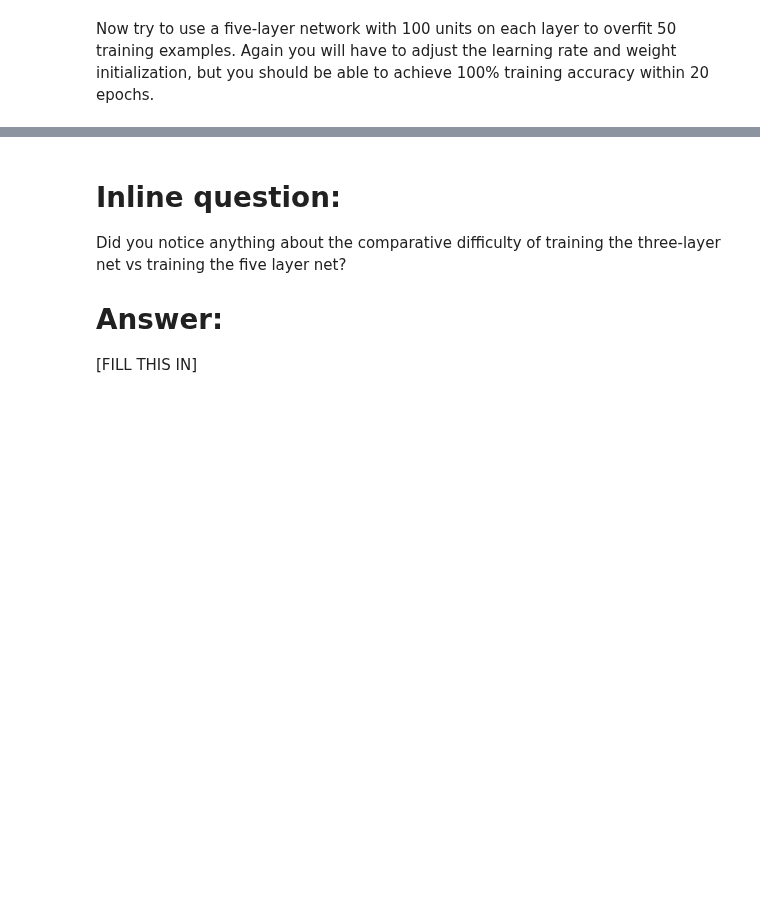
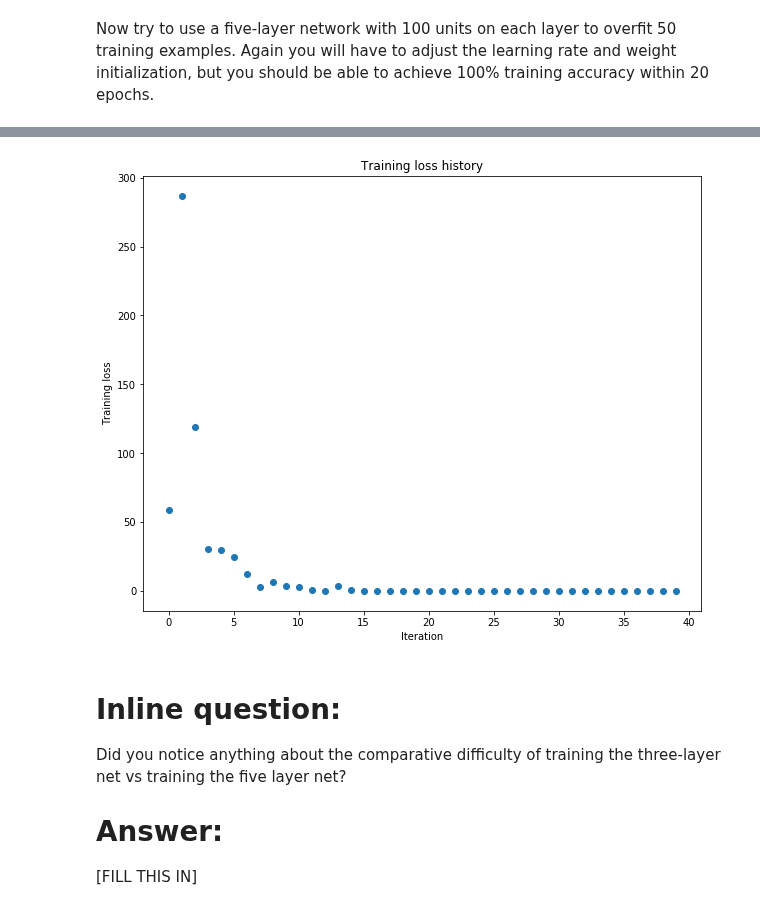
Before and after one commit to webserg/pythonML, a Jupyter notebook: pythonML/notebooks/stanfordCV/spring1617_assignment2/assignment2/FullyConnectedNets.ipynb, the cells around one changed output, grey strips where cells are left out. Saved outputs shown, nothing was run; the diff lists cells and outputs as text; code cells hidden in the pictures; blank space fills up the shorter version.

```diff
--- a/pythonML/notebooks/stanfordCV/spring1617_assignment2/assignment2/FullyConnectedNets.ipynb
+++ b/pythonML/notebooks/stanfordCV/spring1617_assignment2/assignment2/FullyConnectedNets.ipynb
@@ -443,7 +478,7 @@ small_data = {
 }
 
 learning_rate = 1e-3
-weight_scale = 1e-5
+weight_scale = 1e-1
 model = FullyConnectedNet([100, 100, 100, 100],
                 weight_scale=weight_scale, dtype=np.float64)
 solver = Solver(model, small_data,
@@ -460,3 +495,4 @@ plt.title('Training loss history')
 plt.xlabel('Iteration')
 plt.ylabel('Training loss')
 plt.show()
+# %% [output]
@@ -463,3 +516,4 @@ plt.show()
+[figure, added]
 # %% [markdown]
 # Inline question:
 Did you notice anything about the comparative difficulty of training the three-layer net vs training the five layer net?
```
Also changed, not shown: parts of 6 cells of this notebook, 1 other file.
